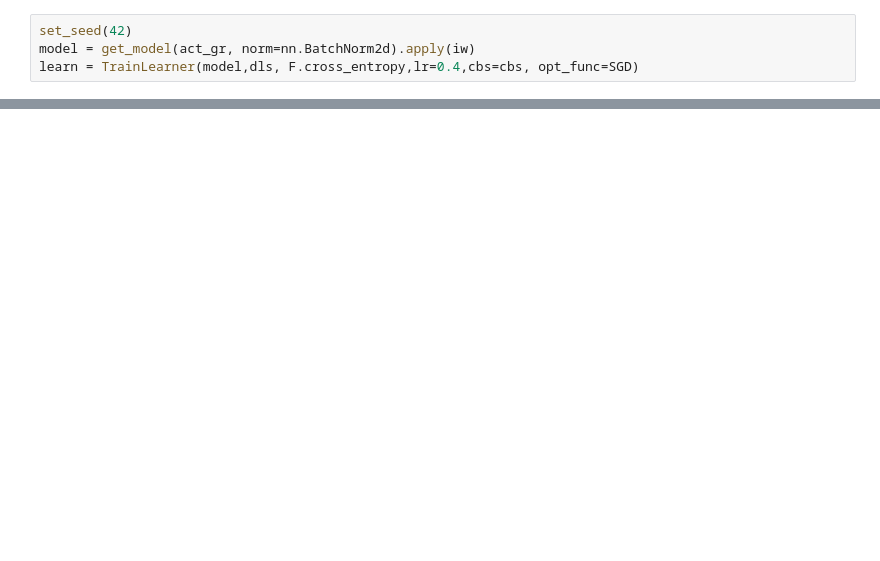
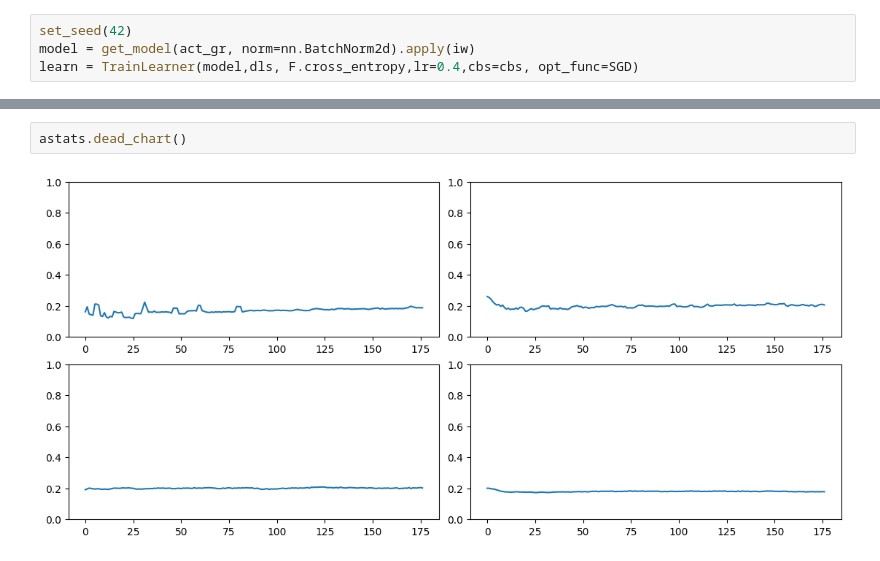
Before and after one commit to mtm-007/Deep-Learing-from-the-foundation-and-GEN_AI, a Jupyter notebook: accel_sgd.ipynb, the cells around one changed output, grey strips where cells are left out. Drawn from its saved outputs; the diff is of its cells as text; blank space fills up the shorter version.

```diff
--- a/accel_sgd.ipynb
+++ b/accel_sgd.ipynb
@@ -92,0 +148,4 @@ learn.fit(3)
+# %%
+astats.dead_chart()
+# %% [output]
+[figure, added]
```
Also changed, not shown: parts of 11 cells of this notebook.
